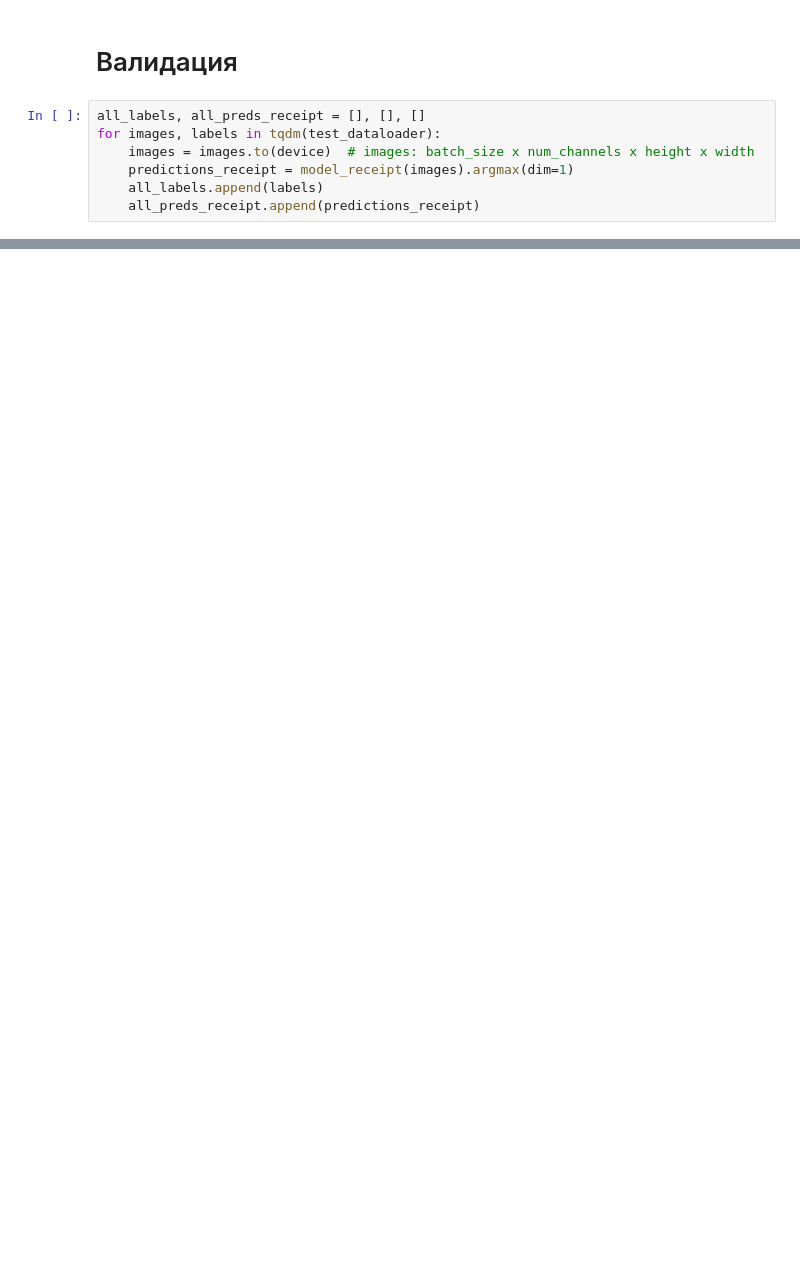
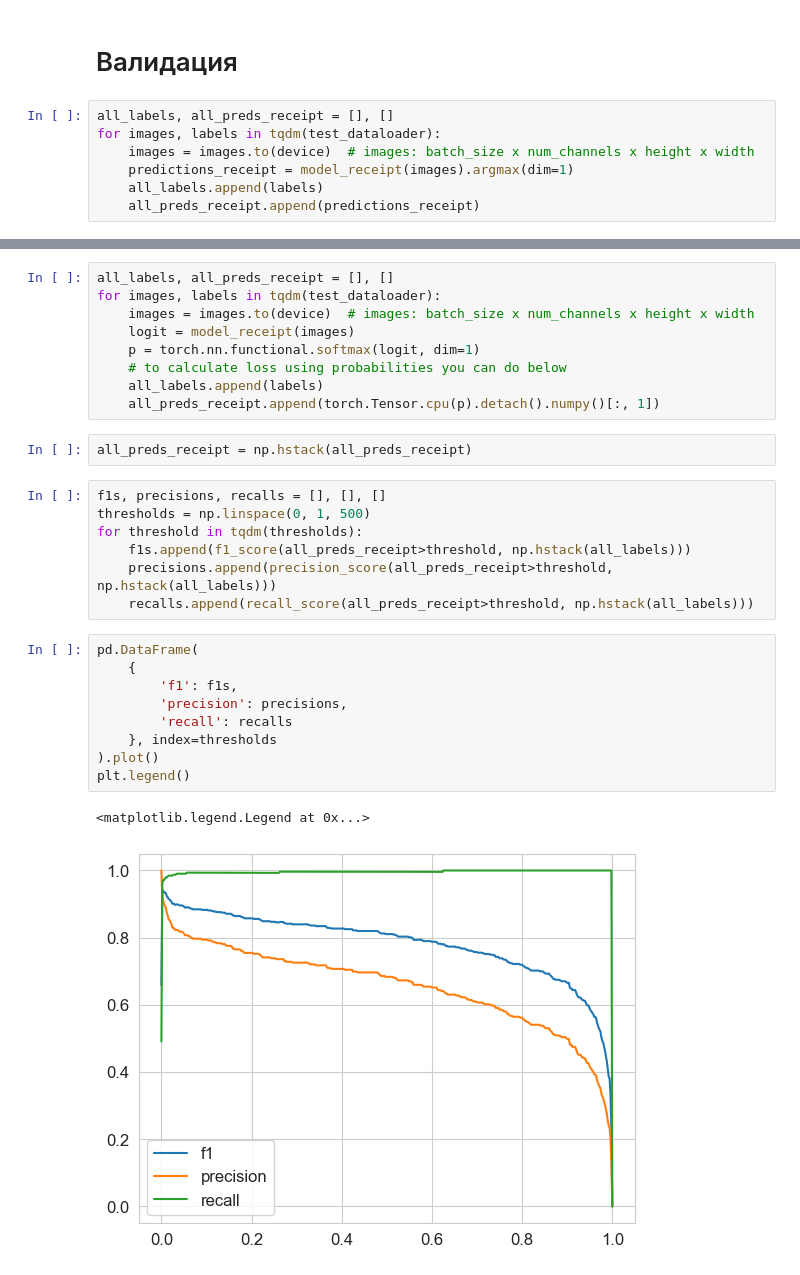
Before and after one commit to DevYourMind/ai_pos_terminal, a Jupyter notebook: receipt_screen_detection/model_training_receipts.ipynb, the cells around one changed output, grey strips where cells are left out. Saved outputs shown, nothing was run; the diff lists cells and outputs as text; blank space fills up the shorter version.

Commit message:
[ADD] Receipt/Screen metrics

```diff
--- a/receipt_screen_detection/model_training_receipts.ipynb
+++ b/receipt_screen_detection/model_training_receipts.ipynb
@@ -310,7 +315,7 @@ train_losses, test_losses, train_accuracies, test_accuracies, train_f1s, test_f1
 # %% [markdown]
 # Валидация
 # %%
-all_labels, all_preds_receipt = [], [], []
+all_labels, all_preds_receipt = [], []
 for images, labels in tqdm(test_dataloader):
     images = images.to(device)  # images: batch_size x num_channels x height x width
     predictions_receipt = model_receipt(images).argmax(dim=1)
@@ -338,0 +353,30 @@ plt.show()
+# %%
+all_labels, all_preds_receipt = [], []
+for images, labels in tqdm(test_dataloader):
+    images = images.to(device)  # images: batch_size x num_channels x height x width
+    logit = model_receipt(images)
+    p = torch.nn.functional.softmax(logit, dim=1)
+    # to calculate loss using probabilities you can do below
+    all_labels.append(labels)
+    all_preds_receipt.append(torch.Tensor.cpu(p).detach().numpy()[:, 1])
+# %%
+all_preds_receipt = np.hstack(all_preds_receipt)
+# %%
+f1s, precisions, recalls = [], [], []
+thresholds = np.linspace(0, 1, 500)
+for threshold in tqdm(thresholds):
+    f1s.append(f1_score(all_preds_receipt>threshold, np.hstack(all_labels)))
+    precisions.append(precision_score(all_preds_receipt>threshold, np.hstack(all_labels)))
+    recalls.append(recall_score(all_preds_receipt>threshold, np.hstack(all_labels)))
+# %%
+pd.DataFrame(
+    {
+        'f1': f1s,
+        'precision': precisions,
+        'recall': recalls
+    }, index=thresholds
+).plot()
+plt.legend()
+# %% [output]
+<matplotlib.legend.Legend at 0x...>
+[figure, added]
```
Also changed, not shown: parts of 11 cells of this notebook, 17 other files.
